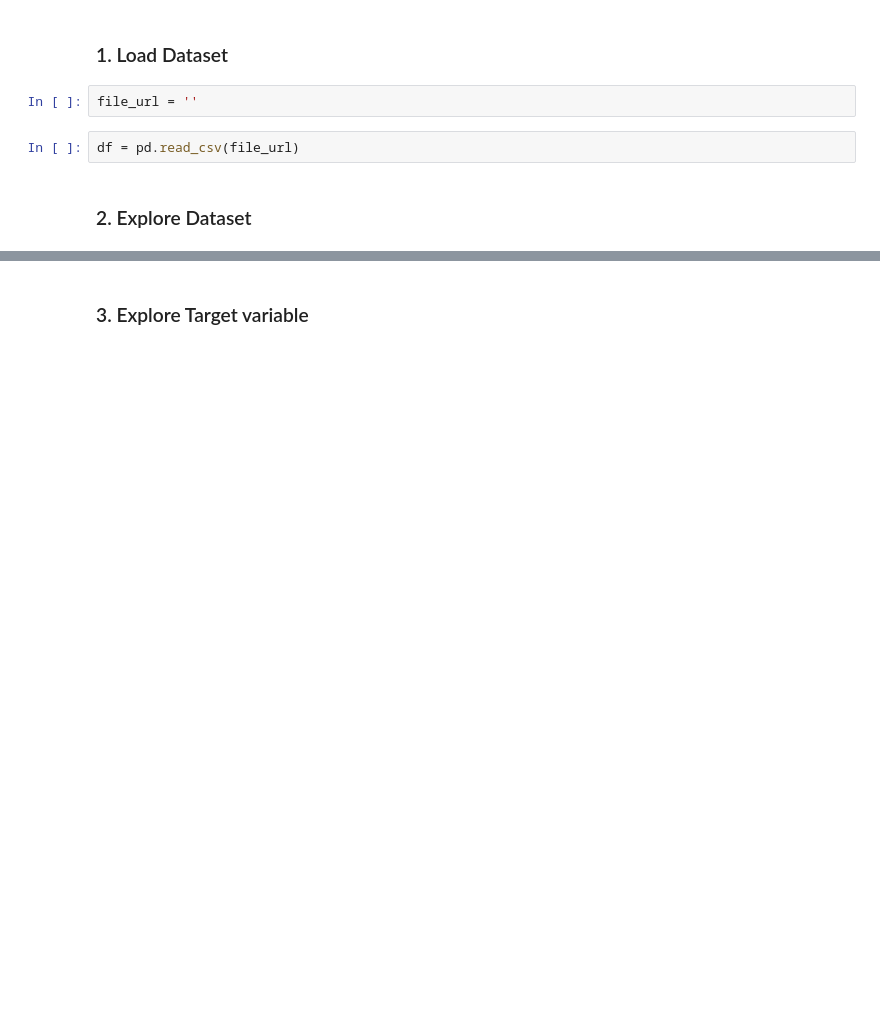
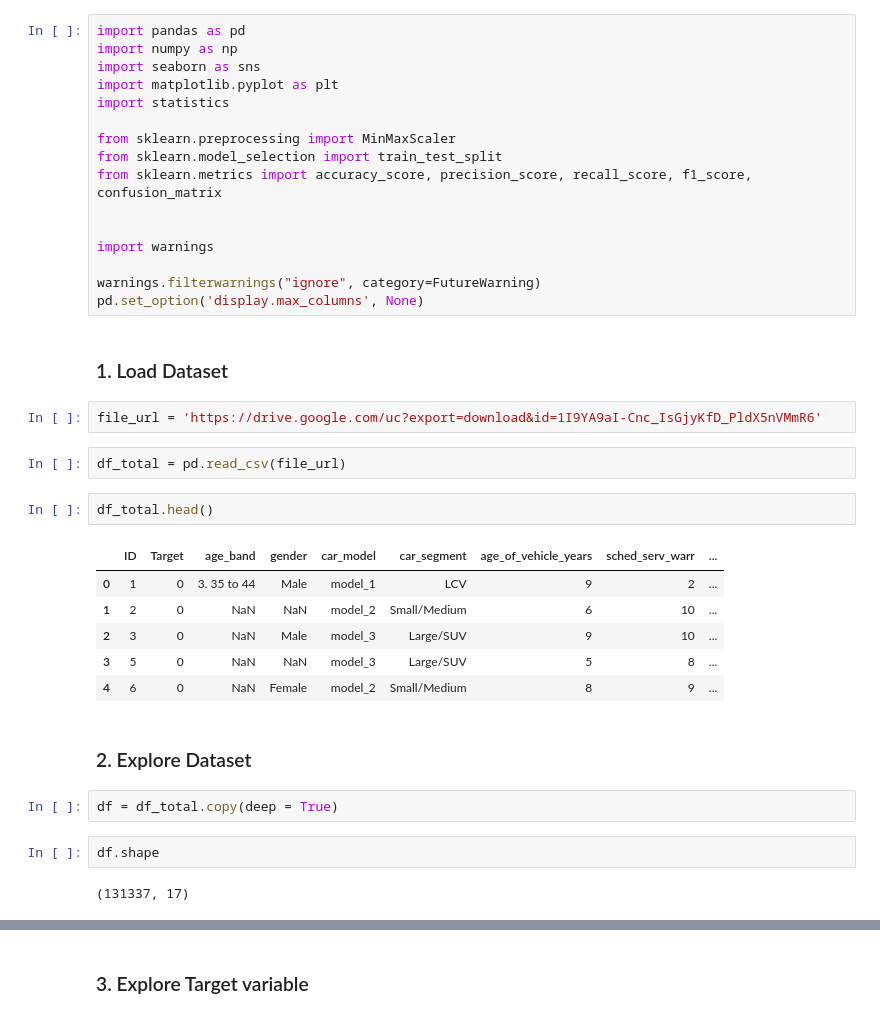
Before and after one commit to smonto43/UTS_MDSI, a Jupyter notebook: 36106MLAA/Assigment2/MLAA_Notebook_Template.ipynb, the cells around one changed output, grey strips where cells are left out. Saved outputs shown, nothing was run; the diff lists cells and outputs as text; blank space fills up the shorter version.

```diff
--- a/36106MLAA/Assigment2/MLAA_Notebook_Template.ipynb
+++ b/36106MLAA/Assigment2/MLAA_Notebook_Template.ipynb
@@ -31,8 +29,39 @@ import
+# %%
+import pandas as pd
+import numpy as np
+import seaborn as sns
+import matplotlib.pyplot as plt
+import statistics
+
+from sklearn.preprocessing import MinMaxScaler
+from sklearn.model_selection import train_test_split
+from sklearn.metrics import accuracy_score, precision_score, recall_score, f1_score, confusion_matrix
+
+
+import warnings
+
+warnings.filterwarnings("ignore", category=FutureWarning)
+pd.set_option('display.max_columns', None)
 # %% [markdown]
 ### 1.   Load Dataset
-# %%
-file_url = ''
+# %%
+file_url = 'https://drive.google.com/uc?export=download&id=1I9YA9aI-Cnc_IsGjyKfD_PldX5nVMmR6'
 # %%
-df = pd.read_csv(file_url)
+df_total = pd.read_csv(file_url)
+# %%
+df_total.head()
+# %% [output]
+|  | ID | Target | age_band | gender | car_model | car_segment | age_of_vehicle_years | sched_serv_warr | ... |
+| 0 | 1 | 0 | 3. 35 to 44 | Male | model_1 | LCV | 9 | 2 | ... |
+| 1 | 2 | 0 | NaN | NaN | model_2 | Small/Medium | 6 | 10 | ... |
+| 2 | 3 | 0 | NaN | Male | model_3 | Large/SUV | 9 | 10 | ... |
+| 3 | 5 | 0 | NaN | NaN | model_3 | Large/SUV | 5 | 8 | ... |
+| 4 | 6 | 0 | NaN | Female | model_2 | Small/Medium | 8 | 9 | ... |
 # %% [markdown]
 ### 2. Explore Dataset
+# %%
+df = df_total.copy(deep = True)
+# %%
+df.shape
+# %% [output]
+(131337, 17)
```
Also changed, not shown: parts of 24 cells of this notebook.
